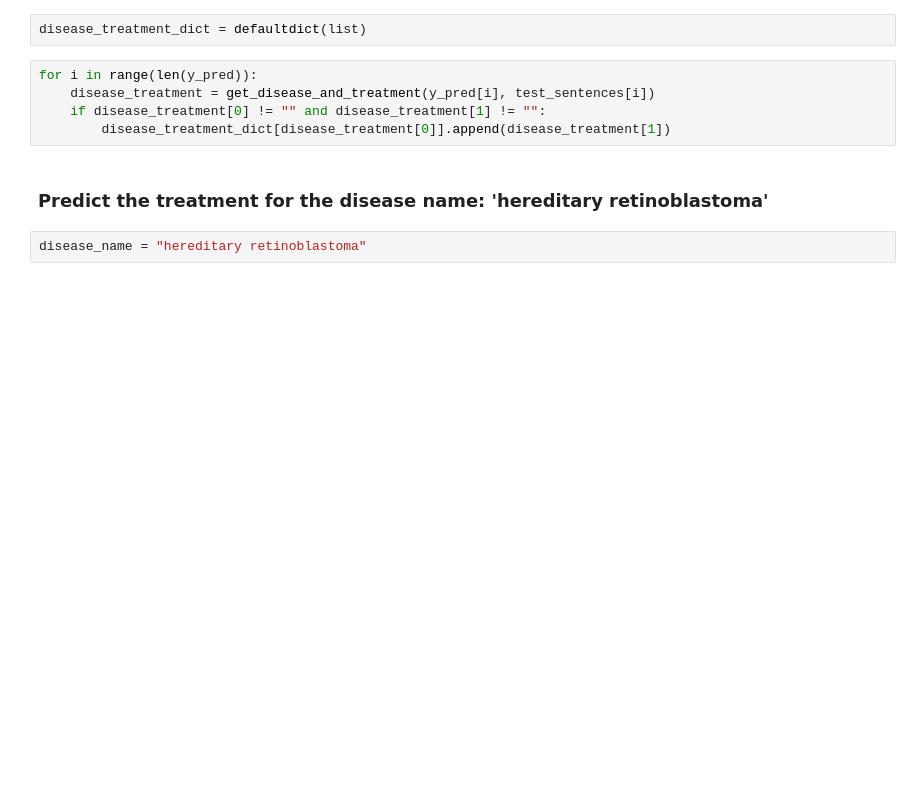
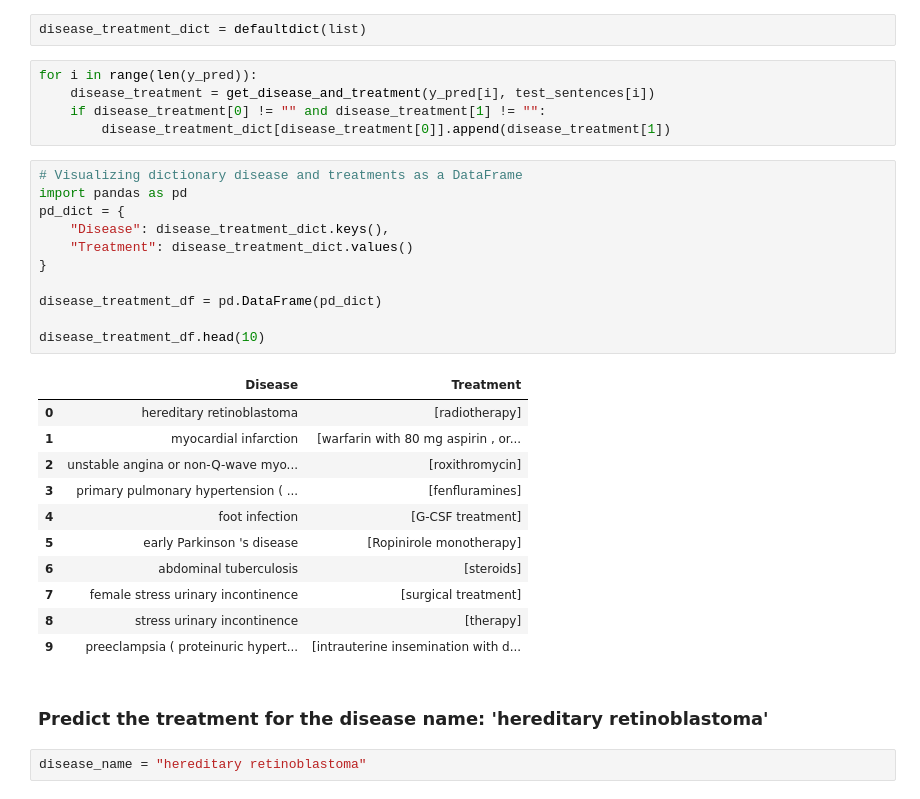
Before and after one commit to ranpariyachetan/syntactic-processing-assignment, a Jupyter notebook: Assignment.ipynb, the cells around one changed output. Drawn from its saved outputs; the diff is of its cells as text; blank space fills up the shorter version.

```diff
--- a/Assignment.ipynb
+++ b/Assignment.ipynb
@@ -299,6 +308,29 @@ for i in range(len(y_pred)):
     disease_treatment = get_disease_and_treatment(y_pred[i], test_sentences[i])
     if disease_treatment[0] != "" and disease_treatment[1] != "":
         disease_treatment_dict[disease_treatment[0]].append(disease_treatment[1])
+# %%
+# Visualizing dictionary disease and treatments as a DataFrame
+import pandas as pd
+pd_dict = {
+    "Disease": disease_treatment_dict.keys(),
+    "Treatment": disease_treatment_dict.values()
+}
+
+disease_treatment_df = pd.DataFrame(pd_dict)
+
+disease_treatment_df.head(10)
+# %% [output]
+|  | Disease | Treatment |
+| 0 | hereditary retinoblastoma | [radiotherapy] |
+| 1 | myocardial infarction | [warfarin with 80 mg aspirin , or... |
+| 2 | unstable angina or non-Q-wave myo... | [roxithromycin] |
+| 3 | primary pulmonary hypertension ( ... | [fenfluramines] |
+| 4 | foot infection | [G-CSF treatment] |
+| 5 | early Parkinson 's disease | [Ropinirole monotherapy] |
+| 6 | abdominal tuberculosis | [steroids] |
+| 7 | female stress urinary incontinence | [surgical treatment] |
+| 8 | stress urinary incontinence | [therapy] |
+| 9 | preeclampsia ( proteinuric hypert... | [intrauterine insemination with d... |
 # %% [markdown]
 ### Predict the treatment for the disease name: 'hereditary retinoblastoma'
 # %%
```
Also changed, not shown: parts of 9 cells of this notebook.
